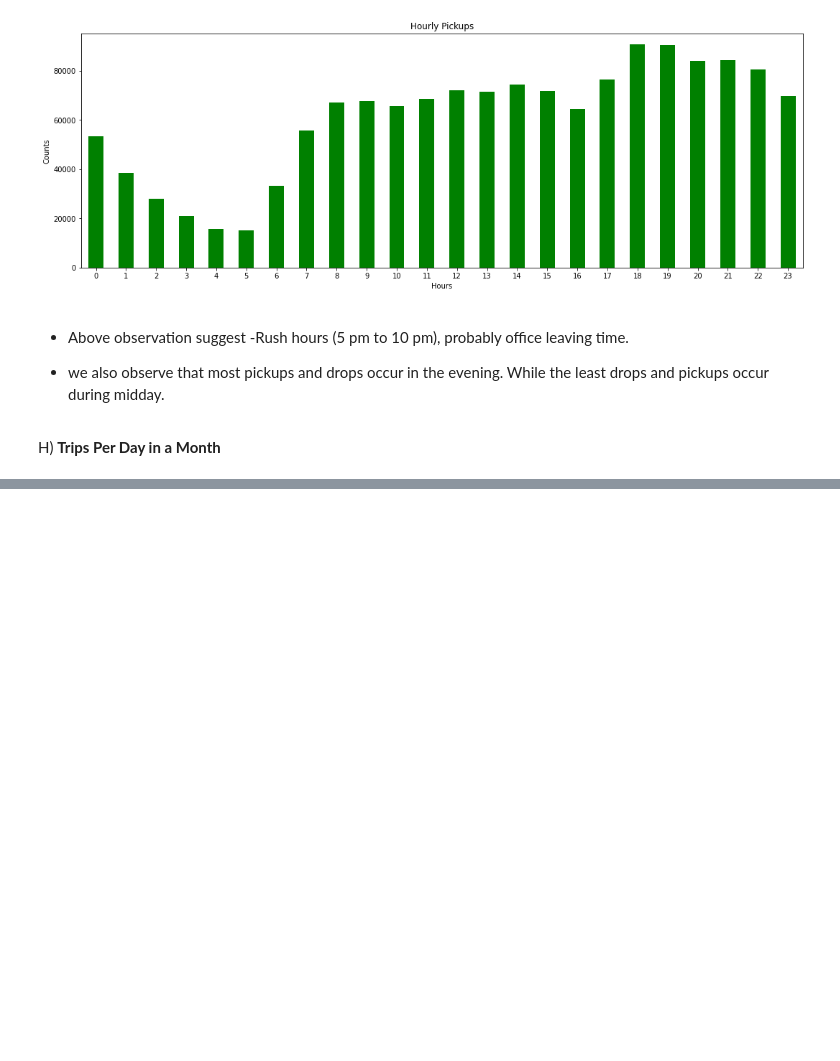
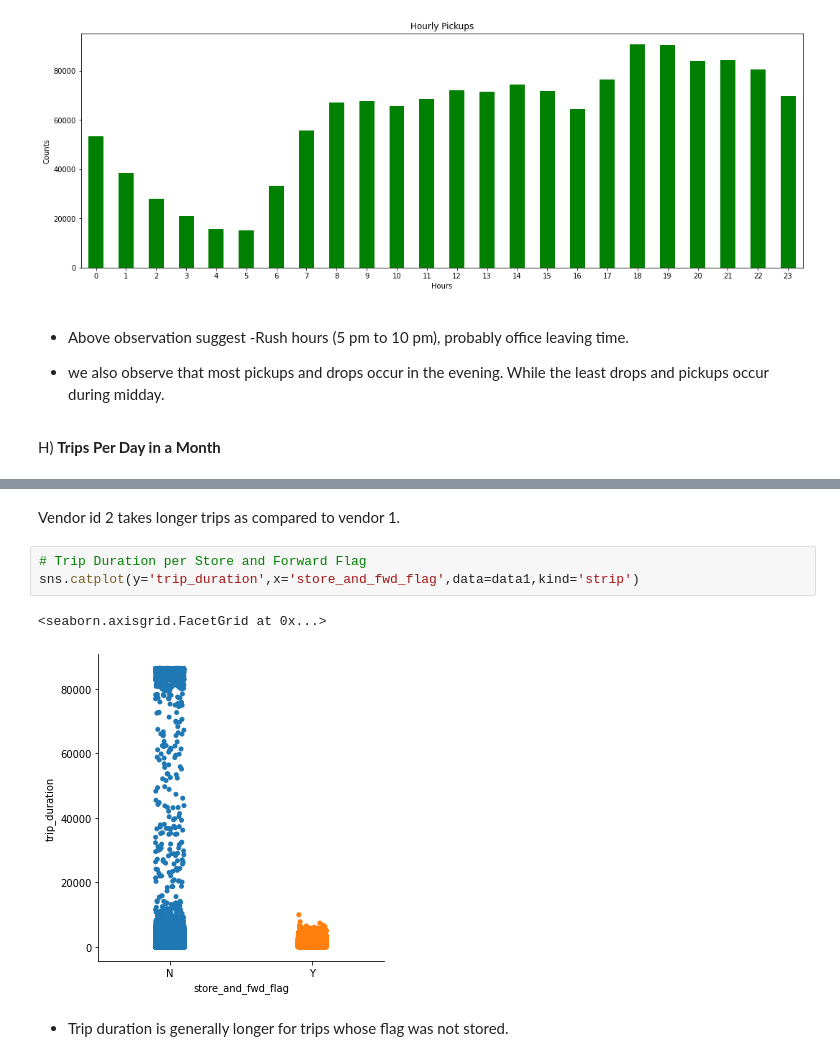
Before and after one commit to Deven876/project-2-NYC-Taxi-Trip-Time-Prediction, a Jupyter notebook: project_2_Taxi_Trip_Time_Prediction_.ipynb, the cells around one changed output, grey strips where cells are left out. Cells and saved outputs as stored; diff of their text form; blank space fills up the shorter version.

```diff
--- a/project_2_Taxi_Trip_Time_Prediction_.ipynb
+++ b/project_2_Taxi_Trip_Time_Prediction_.ipynb
@@ -434,0 +472,10 @@ plt.figure(figsize=(18,6))
+# %% [markdown]
+Vendor id 2 takes longer trips as compared to vendor 1.
+# %%
+# Trip Duration per Store and Forward Flag
+sns.catplot(y='trip_duration',x='store_and_fwd_flag',data=data1,kind='strip')
+# %% [output]
+<seaborn.axisgrid.FacetGrid at 0x...>
+[figure, added]
+# %% [markdown]
+- Trip duration is generally longer for trips whose flag was not stored.
```
Also changed, not shown: parts of 15 cells of this notebook.
